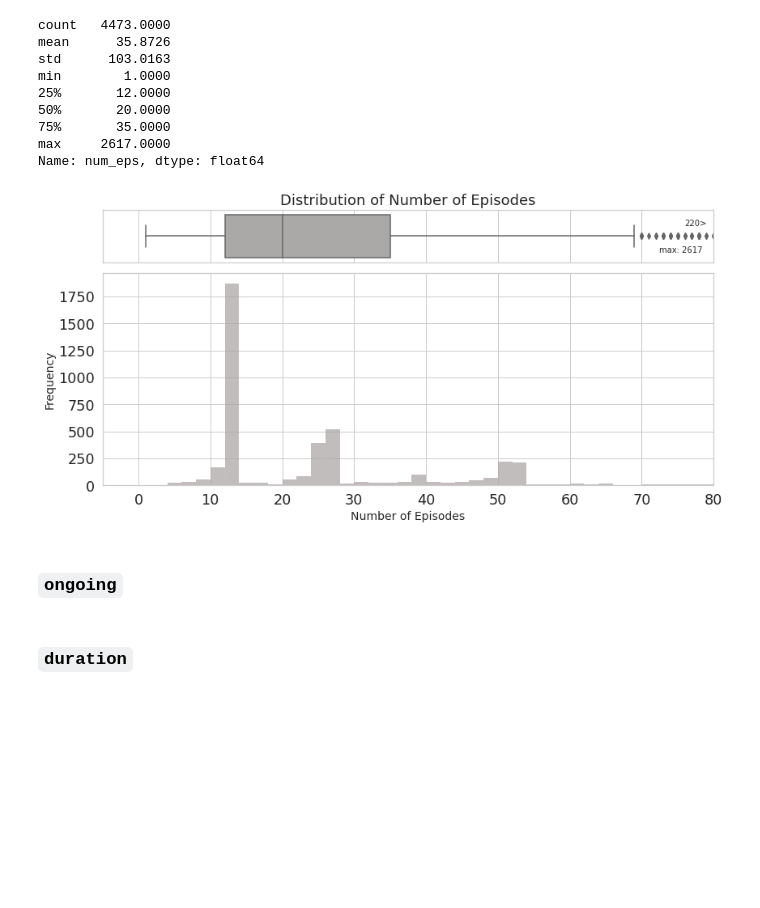
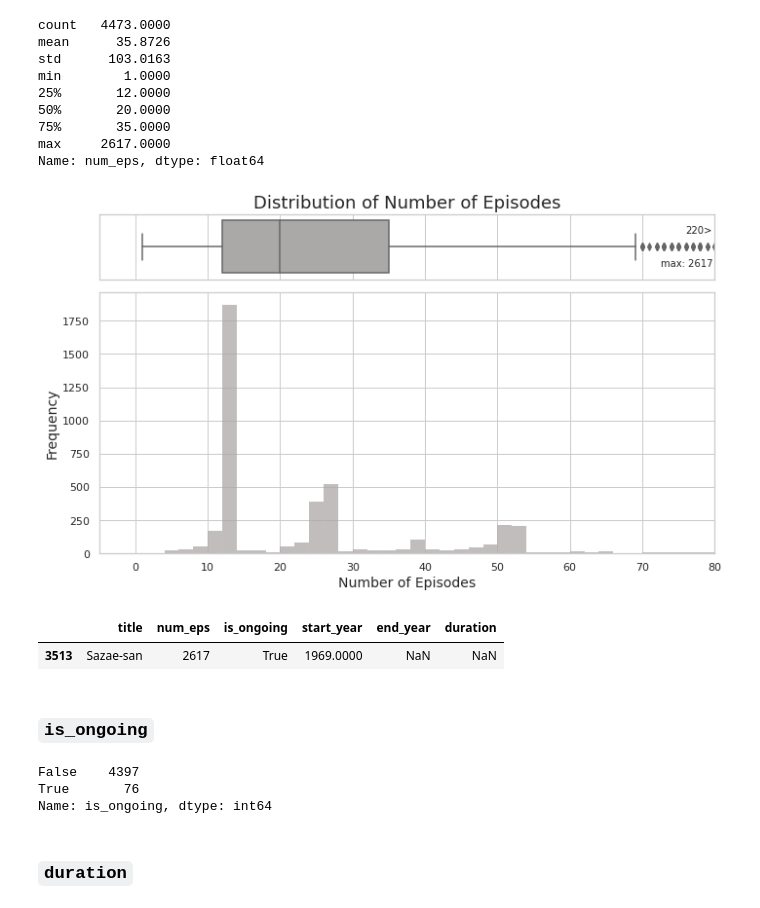
Before and after one commit to alancmathew/anime-recommendation-engine, a Jupyter notebook: notebooks/08_exploratoryAnalysis.ipynb, the cells around one changed output. Saved outputs shown, nothing was run; the diff lists cells and outputs as text; code cells hidden in the pictures; blank space fills up the shorter version.

```diff
--- a/notebooks/08_exploratoryAnalysis.ipynb
+++ b/notebooks/08_exploratoryAnalysis.ipynb
@@ -12,7 +12,7 @@ grey = '#aca7a7'
 # %%
 df = pd.read_pickle('../data/watch_list_clean.pkl.xz')
 # %%
-anime = df[['title', 'num_eps', 'ongoing', 'duration', 'studio', 'start_year',
+anime = df[['title', 'num_eps', 'is_ongoing', 'duration', 'studio', 'start_year',
             'end_year', 'season', 'avg_rating', 'num_votes', 'synopsis', 'tags', 'content_warnings',
             'url']].drop_duplicates(['title', 'url'],
                                     ignore_index=True).sort_values('avg_rating',
@@ -118,36 +126,38 @@ min        1.0000
 max     2617.0000
 Name: num_eps, dtype: float64
 # %%
-fig, axs = plt.subplots(2, 1, sharex=True, gridspec_kw={"height_ratios": (.2, .8)}, figsize=(12, 6))
+fig, axs = plt.subplots(2, 1, sharex=True, gridspec_kw={"height_ratios": (.2, .8)}, figsize=(10, 6))
 fig.subplots_adjust(wspace=0, hspace=0.05)
 sns.set_theme(font_scale=1, style='whitegrid')
 sns.boxplot(x='num_eps', data=anime, color=grey, ax=axs[0])
 sns.histplot(x='num_eps', data=anime, bins=range(0, 116, 2), color=grey, ax=axs[1])
 
 axs[0].set_title('Distribution of Number of Episodes', fontdict={'fontsize':18})
 axs[0].set_xlabel('')
 axs[0].text(x=76, y=-0.2, s=f"{anime.query('num_eps >= 80').shape[0]}>", fontdict={'fontsize':10})
 axs[0].text(x=72.5, y=0.3, s=f"max: {anime['num_eps'].max()}", fontdict={'fontsize':10})
 
 axs[1].set_xlabel('Number of Episodes', fontdict={'fontsize':14})
 axs[1].set_ylabel('Frequency', fontdict={'fontsize':14})
 axs[1].set_xlim(-5, 80)
 plt.tight_layout()
 plt.show()
-fig.savefig('../assets/02_num_eps_distribution.png', dpi=300)
+fig.savefig('../assets/imgs/02_num_eps_distribution.png', dpi=200)
 # %% [output]
-[figure, old version]
+[figure, new version]
 # %%
-anime.loc[anime['num_eps'] == anime['num_eps'].max(), ['title', 'num_eps', 'ongoing', 'start_year', 'end_year', 'duration']]
+anime.loc[anime['num_eps'] == anime['num_eps'].max(), ['title', 'num_eps', 'is_ongoing', 'start_year', 'end_year', 'duration']]
+# %% [output]
+|  | title | num_eps | is_ongoing | start_year | end_year | duration |
+| 3513 | Sazae-san | 2617 | True | 1969.0000 | NaN | NaN |
 # %% [markdown]
-### `ongoing`
+### `is_ongoing`
 # %%
-fig = plt.figure(figsize=(10, 6), dpi=110)
-plt.pie(anime['ongoing'].value_counts(), labels=['Completed', 'Ongoing'], autopct='%1.0f%%', pctdistance=0.85, labeldistance=1.1)
-plt.title('Airing Status of Shows', fontdict={'fontsize':16})
-plt.tight_layout()
-plt.show()
-fig.savefig('../assets/03_num_eps_distribution.png', dpi=200)
+anime['is_ongoing'].value_counts(dropna=False)
+# %% [output]
+False    4397
+True       76
+Name: is_ongoing, dtype: int64
 # %% [markdown]
 ### `duration`
 # %%
```
Also changed, not shown: parts of 35 cells of this notebook, 18 other files.
